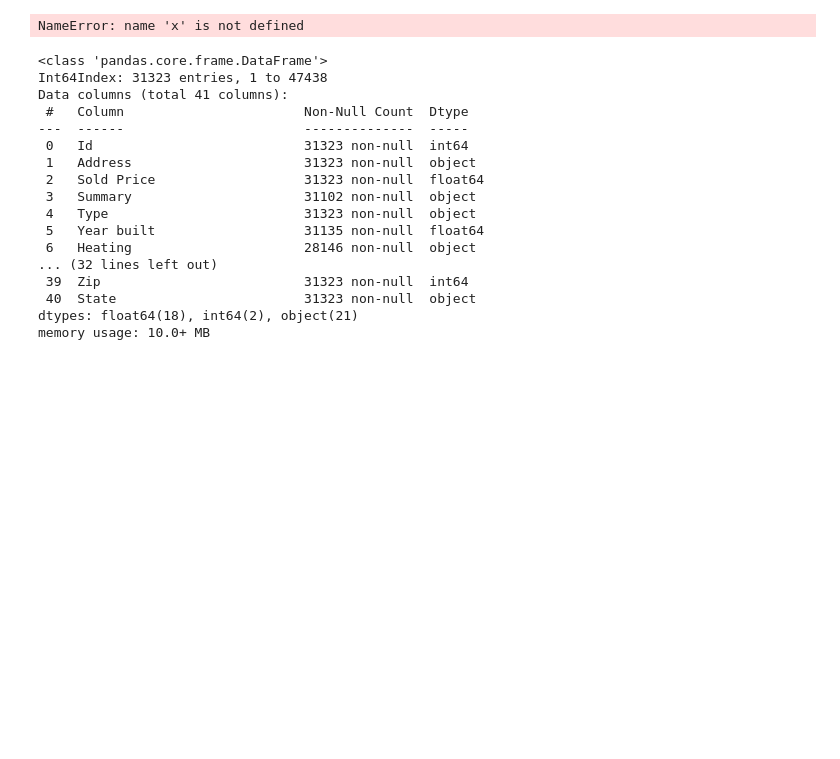
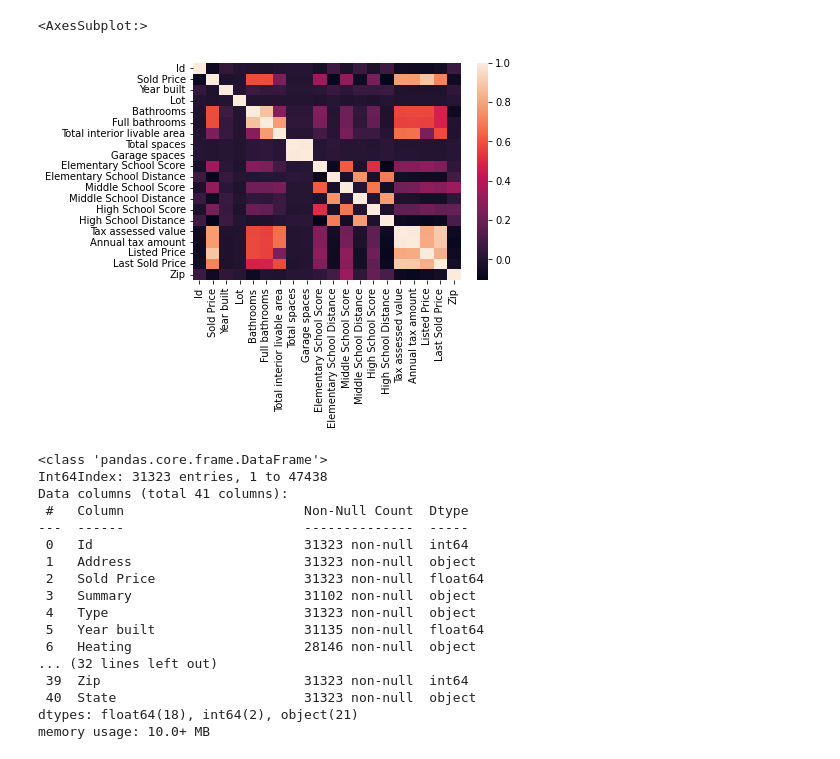
Before and after one commit to sadeedadnan/ECS-171-machine-learning-project-, a Jupyter notebook: data/preproccesing.ipynb, the cells around one changed output. Cells and saved outputs as stored; diff of their text form; code cells hidden in the pictures; blank space fills up the shorter version.

```diff
--- a/data/preproccesing.ipynb
+++ b/data/preproccesing.ipynb
@@ -5,10 +7,12 @@ import pandas as pd
 df = pd.read_csv("train.csv")
 
 df = df.loc[df["Type"] == "SingleFamily"]
-print(len(x))
 df = df[1:]
-# %% [output]
-NameError: name 'x' is not defined
+# %%
+sns.heatmap(df.corr())
+# %% [output]
+<AxesSubplot:>
+[figure, added]
 # %%
 df.info()
 # %% [output]
```
Also changed, not shown: parts of 8 cells of this notebook, 2 other files.
